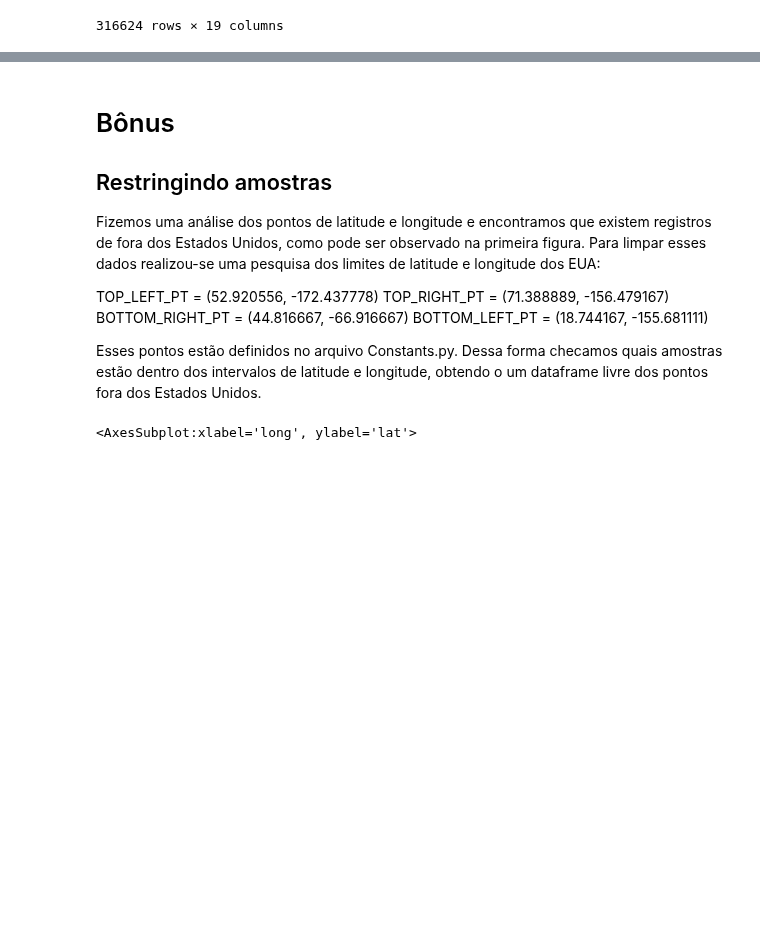
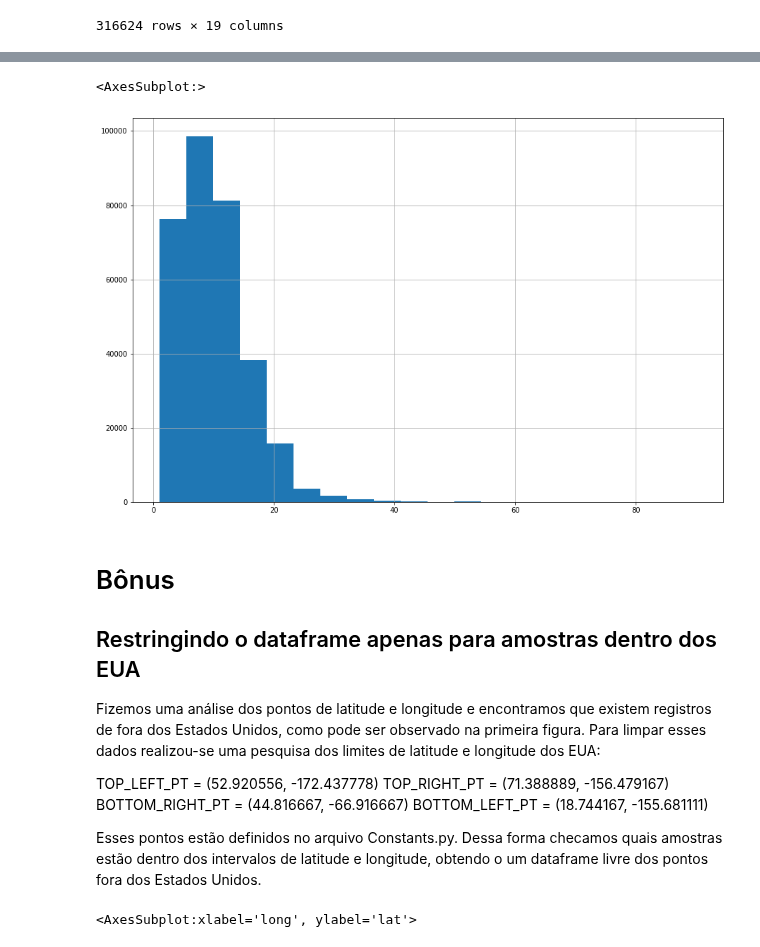
Before and after one commit to mbs8/IF679-ciencia-de-dados, a Jupyter notebook: notebooks/2-pre_processing.ipynb, the cells around one changed output, grey strips where cells are left out. Cells and saved outputs as stored; diff of their text form; code cells hidden in the pictures; blank space fills up the shorter version.

```diff
--- a/notebooks/2-pre_processing.ipynb
+++ b/notebooks/2-pre_processing.ipynb
@@ -808,0 +877,3 @@ df
+# %%
+df['age'] = 2021 - df['year']
+df['age'].describe()
@@ -808,0 +890,3 @@ df
+# %%
+df['disct_age'] = pd.cut(df['age'], 20)
+df['disct_age'].value_counts()
@@ -809,6 +911,12 @@ df
+# %%
+
+df['age'].hist(bins=20, figsize=(15,10))
+# %% [output]
+<AxesSubplot:>
+[figure, added]
 # %% [markdown]
 # Bônus
-## Restringindo amostras
+## Restringindo o dataframe apenas para amostras dentro dos EUA
 Fizemos uma análise dos pontos de latitude e longitude e encontramos que existem registros de fora dos Estados Unidos, como pode ser observado na primeira figura. Para limpar esses dados realizou-se uma pesquisa dos limites de latitude e longitude dos EUA:
 
 TOP_LEFT_PT = (52.920556, -172.437778)
```
Also changed, not shown: parts of 16 cells of this notebook.
